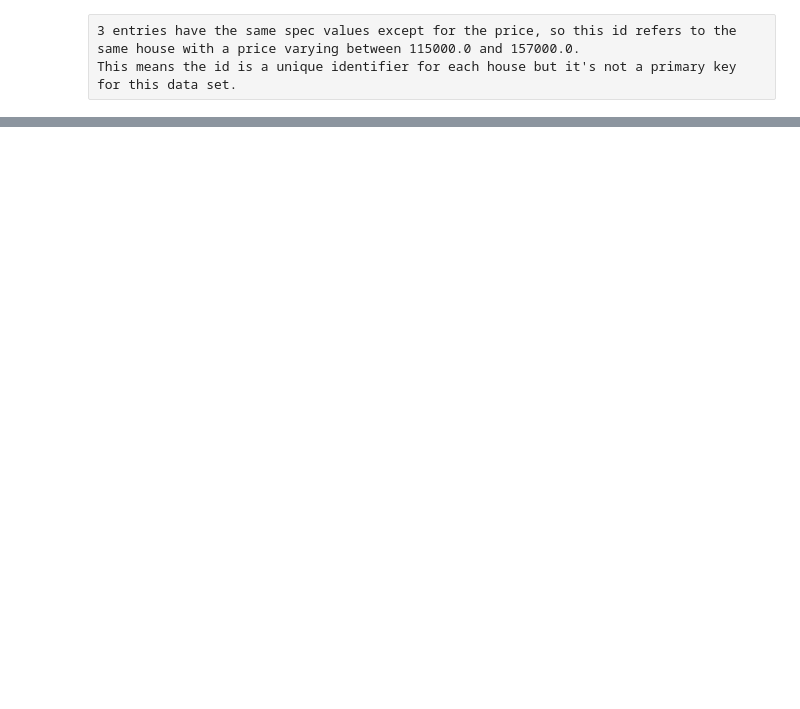
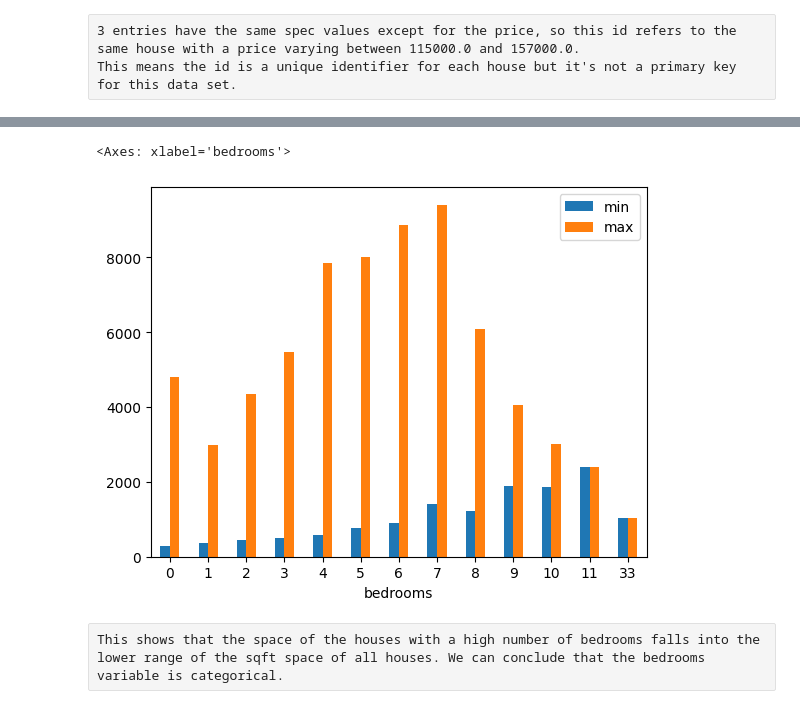
Before and after one commit to FawziElZein/House-Sales-King-County-Analysis-Part-3, a Jupyter notebook: Pandas Assignment #4.ipynb, the cells around one changed output, grey strips where cells are left out. Saved outputs shown, nothing was run; the diff lists cells and outputs as text; code cells hidden in the pictures; blank space fills up the shorter version.

```diff
--- a/Pandas Assignment #4.ipynb
+++ b/Pandas Assignment #4.ipynb
@@ -53,0 +157,7 @@ This means the id is a unique identifier for each house but it's not a primary k
+# %%
+df_agg.plot.bar(x='bedrooms', y='sqft_above', rot=0)
+# %% [output]
+<Axes: xlabel='bedrooms'>
+[figure, added]
+# %% [raw]
+This shows that the space of the houses with a high number of bedrooms falls into the lower range of the sqft space of all houses. We can conclude that the bedrooms variable is categorical.
```
Also changed, not shown: parts of 11 cells of this notebook, 1 other file.
